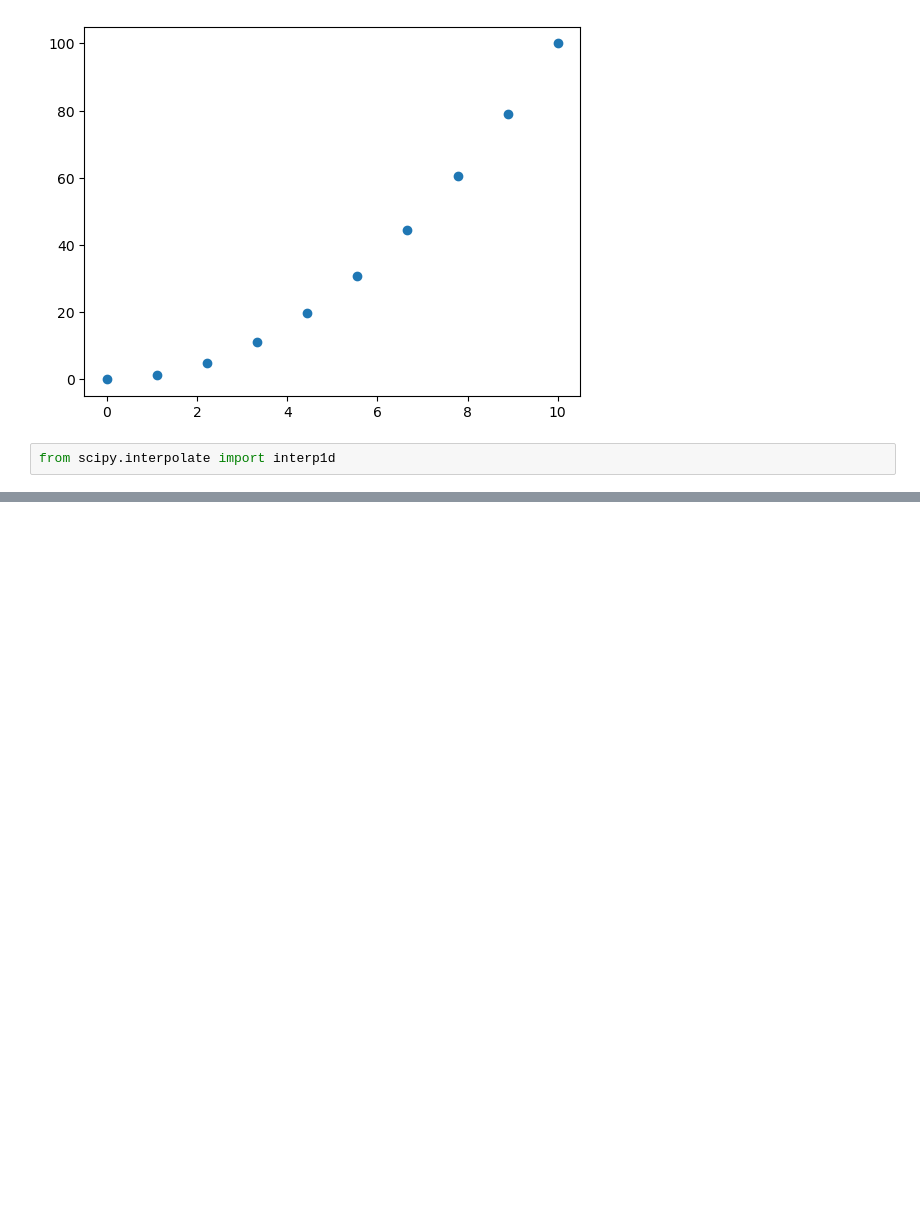
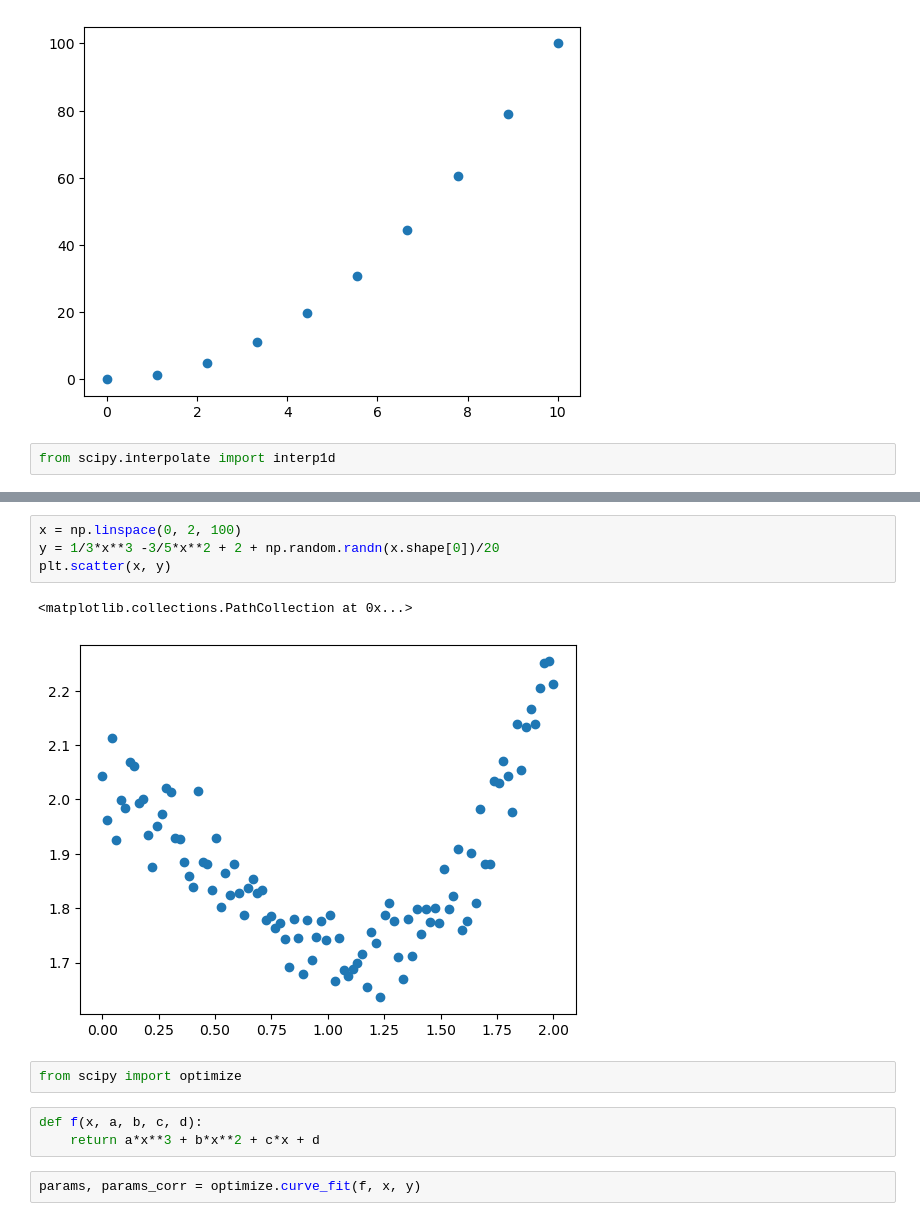
Before and after one commit to yemal22/ml_stuff, a Jupyter notebook: note1.ipynb, the cells around one changed output, grey strips where cells are left out. Drawn from its saved outputs; the diff is of its cells as text; blank space fills up the shorter version.

Commit message:
scipy

```diff
--- a/note1.ipynb
+++ b/note1.ipynb
@@ -14,0 +34,14 @@ from scipy.interpolate import interp1d
+# %%
+x = np.linspace(0, 2, 100)
+y = 1/3*x**3 -3/5*x**2 + 2 + np.random.randn(x.shape[0])/20
+plt.scatter(x, y)
+# %% [output]
+<matplotlib.collections.PathCollection at 0x...>
+[figure, added]
+# %%
+from scipy import optimize
+# %%
+def f(x, a, b, c, d):
+    return a*x**3 + b*x**2 + c*x + d
+# %%
+params, params_corr = optimize.curve_fit(f, x, y)
```
Also changed, not shown: parts of 25 cells of this notebook, 1 other file.
